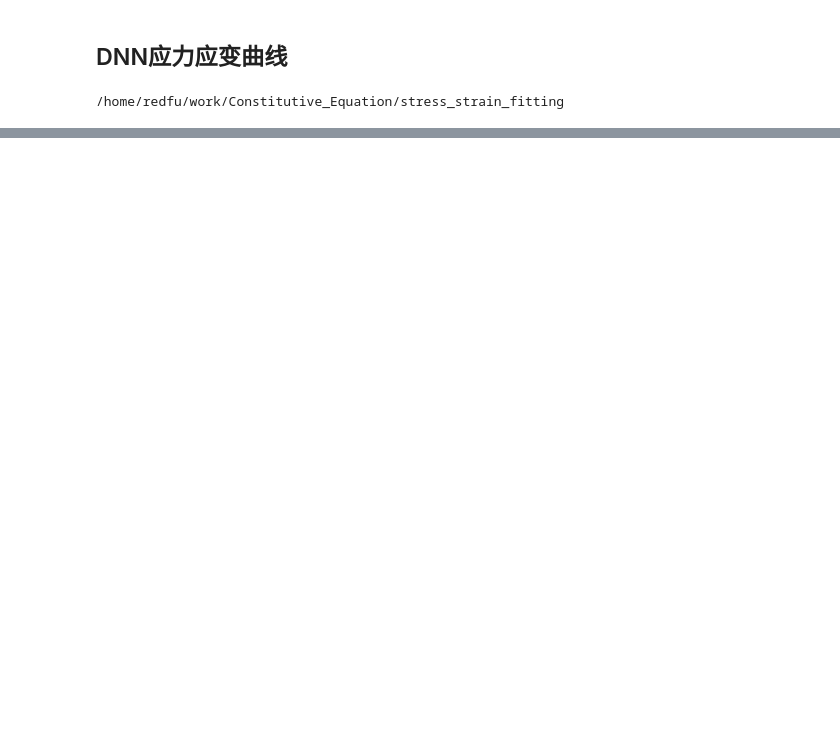
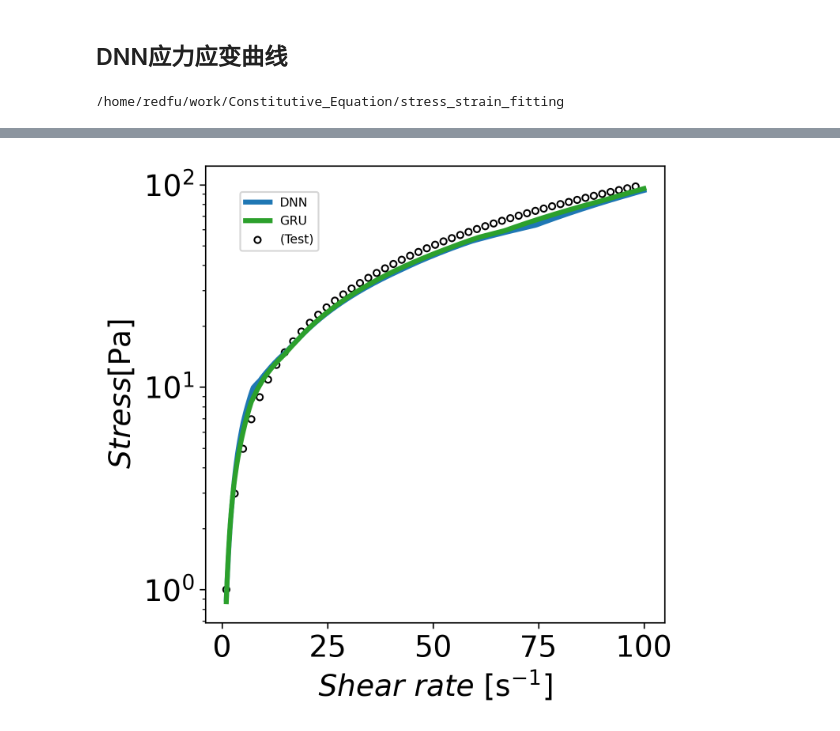
Before and after one commit to xiaolihuamao/Constitutive_Equation, a Jupyter notebook: stress_strain_fitting/dnn_binham.ipynb, the cells around one changed output, grey strips where cells are left out. Drawn from its saved outputs; the diff is of its cells as text; code cells hidden in the pictures; blank space fills up the shorter version.

```diff
--- a/stress_strain_fitting/dnn_binham.ipynb
+++ b/stress_strain_fitting/dnn_binham.ipynb
@@ -491,0 +495,84 @@ plt.show()
+# %%
+model_dnn_l=torch.load('model/viscous_fluid/paw_law_dnn_l')
+model_dnn_nl=torch.load('model/viscous_fluid/paw_law_dnn_nl')
+model_gru_l=torch.load('model/viscous_fluid/paw_law_gru_l')
+model_gru_nl=torch.load('model/viscous_fluid/paw_law_gru_nl')
+
+plt.rc('font', size=18)
+plt.rc('axes', titlesize=18)
+plt.rc('axes', labelsize=18)
+plt.rc('xtick', labelsize=18)
+plt.rc('ytick', labelsize=18)
+plt.rc('legend', fontsize=18)
+plt.rc('figure', titlesize=18)
+colors = ['#000000','tab:red', 'tab:orange', '#f9c74f', 'tab:green', 'tab:cyan', 'tab:blue', 'tab:purple', 'tab:brown', 'tab:pink']
+
+fig, ax = plt.subplots(figsize=(5, 5), dpi=300)
+def denorm(normalized_vectors, lb, ub):
+    original_vectors = normalized_vectors * (ub - lb) + lb
+    return original_vectors
+
+N=df_hf['n'].unique()
+R2 = 0
+MAE = 0
+MSE = 0
+for i, value in enumerate(N):
+    test_data=df_hf[df_hf.n==value]
+
+    # 计算等间隔的索引
+    num_points = len(test_data)
+    step = max(1, num_points // 50)  # 确保步长至少为1
+    sampled_indices = range(0, num_points, step)
+
+    # 按等间隔取点
+    sampled_test_data = test_data.iloc[sampled_indices]
+
+    x1_test = torch.tensor(test_data['shear rate'].values, dtype=torch.float32).view(-1, 1)
+    x2_test = torch.tensor(test_data['n'].values, dtype=torch.float32).view(-1, 1)
+    y1_test = torch.tensor(test_data['stress'].values, dtype=torch.float32).view(-1, 1)
+    x1_test=torch.log10(x1_test)
+    y1_test=torch.log10(y1_test)
+    x1_test = norm(x1_test, lb[0], ub[0])
+    x2_test = norm(x2_test, lb[1], ub[1])
+    y1_test = norm(y1_test, lb[2], ub[2])
+
+    # 将 NumPy 数组转换为 PyTorch 张量
+    X_MF = torch.cat([x1_test, x2_test], dim=1)
+    y_MF = model_dnn_nl(X_MF) + model_dnn_l(X_MF)
+    # 反归一化 y_MF
+    y_MF_denorm = denorm(y_MF.detach().numpy(), lb[2], ub[2])
+
+    # 将 NumPy 数组转换为 PyTorch 张量
+    y_MF_gru = model_gru_nl(X_MF) + model_gru_l(X_MF)
+    # 反归一化 y_MF
+    y_MF_denorm_gru = denorm(y_MF_gru.detach().numpy(), lb[2], ub[2])
+     # 绘制数据
+
+    if value == 1.0:
+        ax.plot(10**(denorm(x1_test,lb[0],ub[0])), 10**y_MF_denorm, color=colors[6],label='DNN',lw=3)
+        ax.plot(10**(denorm(x1_test,lb[0],ub[0])), 10**y_MF_denorm_gru, color=colors[4],label='GRU',lw=3)
+        ax.scatter(sampled_test_data['shear rate'].values, sampled_test_data['stress'].values, color=colors[0], marker='o', facecolors='none',
+                   label=f'(Test)',s=15)
+        R2 = r2_score(10**y_MF_denorm, test_data['stress'].values)
+        MAE = mean_absolute_error(10**y_MF_denorm, test_data['stress'].values)
+        MSE = mean_squared_error(10**y_MF_denorm, test_data['stress'].values)
+        # 计算 MAPE
+        def calculate_smape(y_true, y_pred):
+    # 计算每个样本的对称平均绝对百分比误差
+           numerator = np.abs(y_true - y_pred)
+           denominator = (np.abs(y_true) + np.abs(y_pred)) / 2
+           smape = np.mean(numerator / denominator)
+           return smape
+
+        SMAPE = calculate_smape(test_data['stress'].values, 10**y_MF_denorm)
+ax.set_yscale('log')
+ax.set_ylabel('$Stress$$\mathrm{[Pa]}$')
+ax.set_xlabel('$Shear\ rate$ $\mathrm{[s^{-1}]}$')
+# ax.grid()
+# 调整图例的大小和位置
+legend = ax.legend(fontsize=7.5, loc='lower right', bbox_to_anchor=(0.26, 0.8))
+
+#ax.invert_xaxis()
+plt.show()
+# %% [output]
+[figure, added]
```
Also changed, not shown: parts of 6 cells of this notebook, 7 other files.
